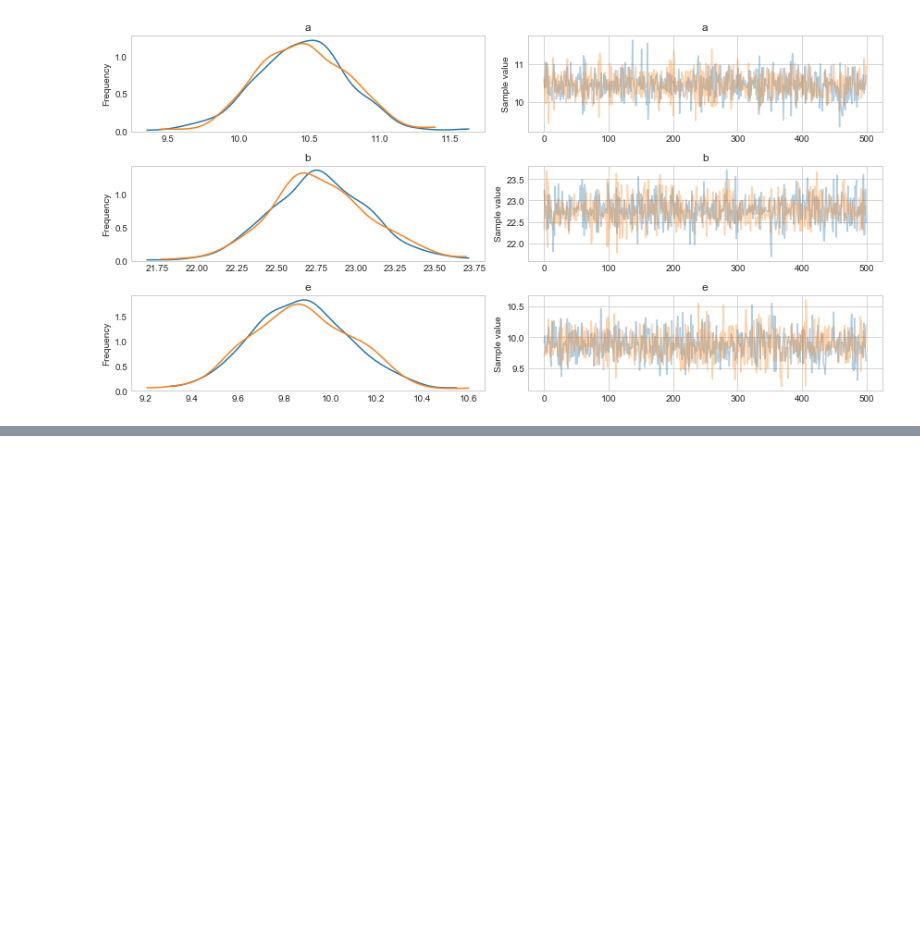
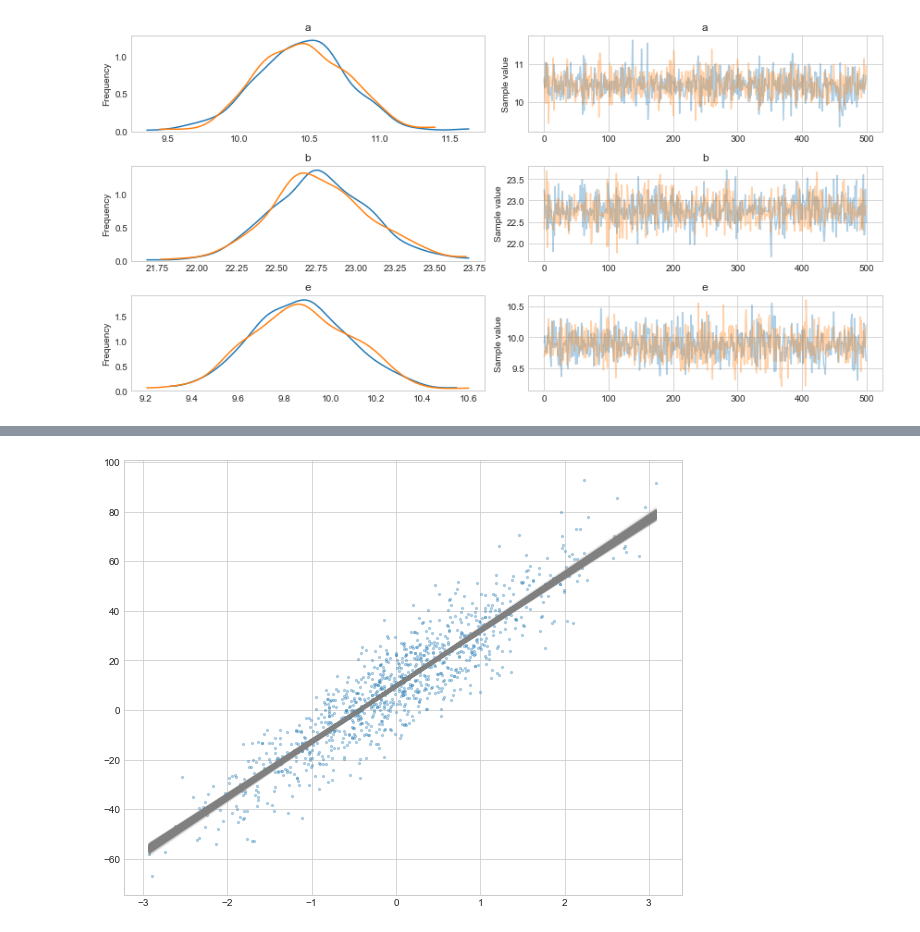
Before and after one commit to conormm/pytorch_blogpost1, a Jupyter notebook: very_simple_linear_regression.ipynb, the cells around one changed output, grey strips where cells are left out. Saved outputs shown, nothing was run; the diff lists cells and outputs as text; code cells hidden in the pictures; blank space fills up the shorter version.

```diff
--- a/very_simple_linear_regression.ipynb
+++ b/very_simple_linear_regression.ipynb
@@ -9,7 +9,7 @@ import pymc3 as pm
 import matplotlib as mpl
 
 %matplotlib inline
-plt.rcParams['figure.figsize'] = (8, 6)
+plt.rcParams['figure.figsize'] = (10, 8)
 sns.set_style("whitegrid")
 # %%
 n = 1000
@@ -41,0 +72,6 @@ pm.traceplot(out);
+# %%
+plt.scatter(x, y, alpha=.3, s=5)
+for i in range(500):
+    plt.plot(x, out["a"][i] + out["b"][i] * x, alpha=.05, c="gray")
+# %% [output]
+[figure, added]
```
Also changed, not shown: parts of 4 cells of this notebook.
